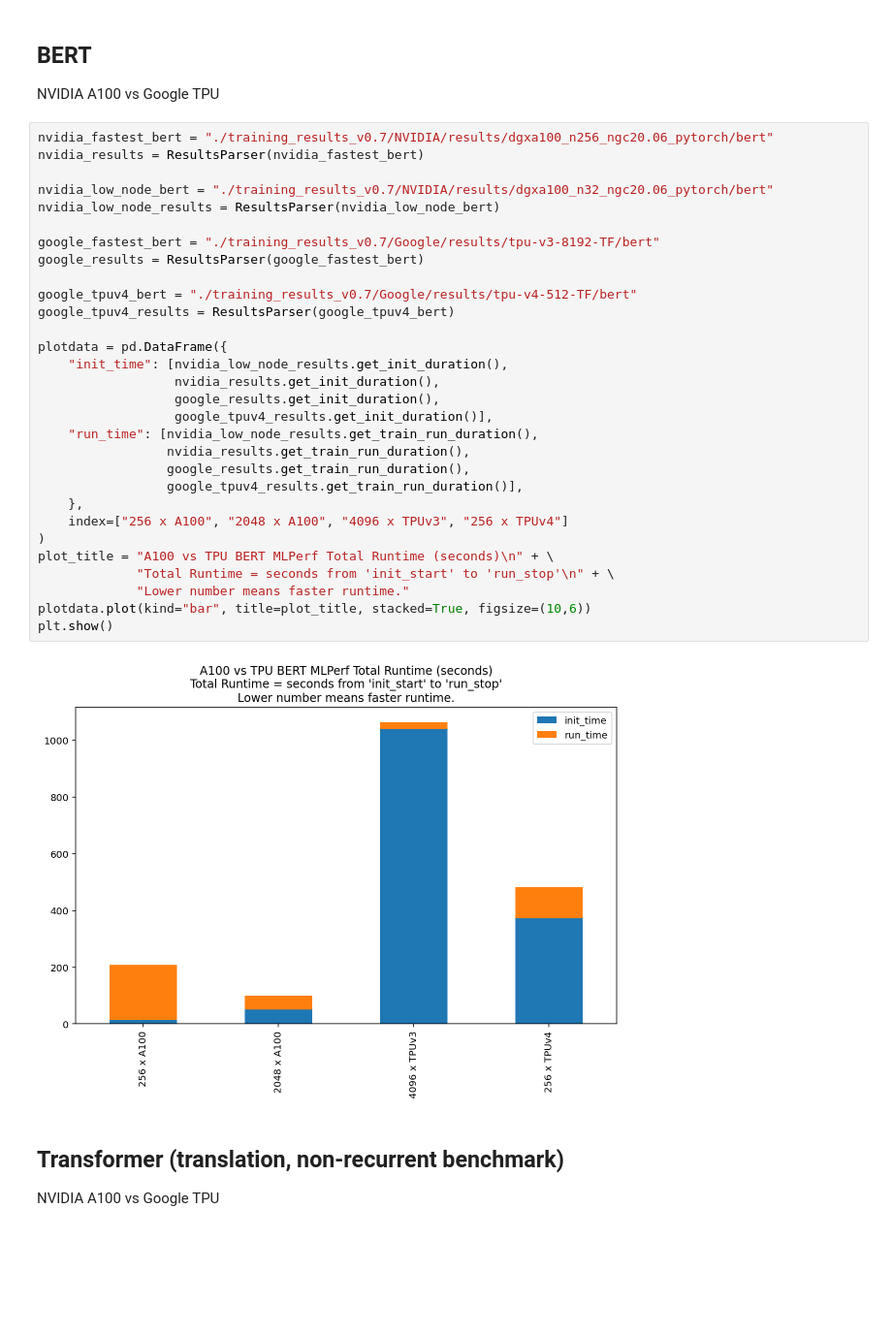
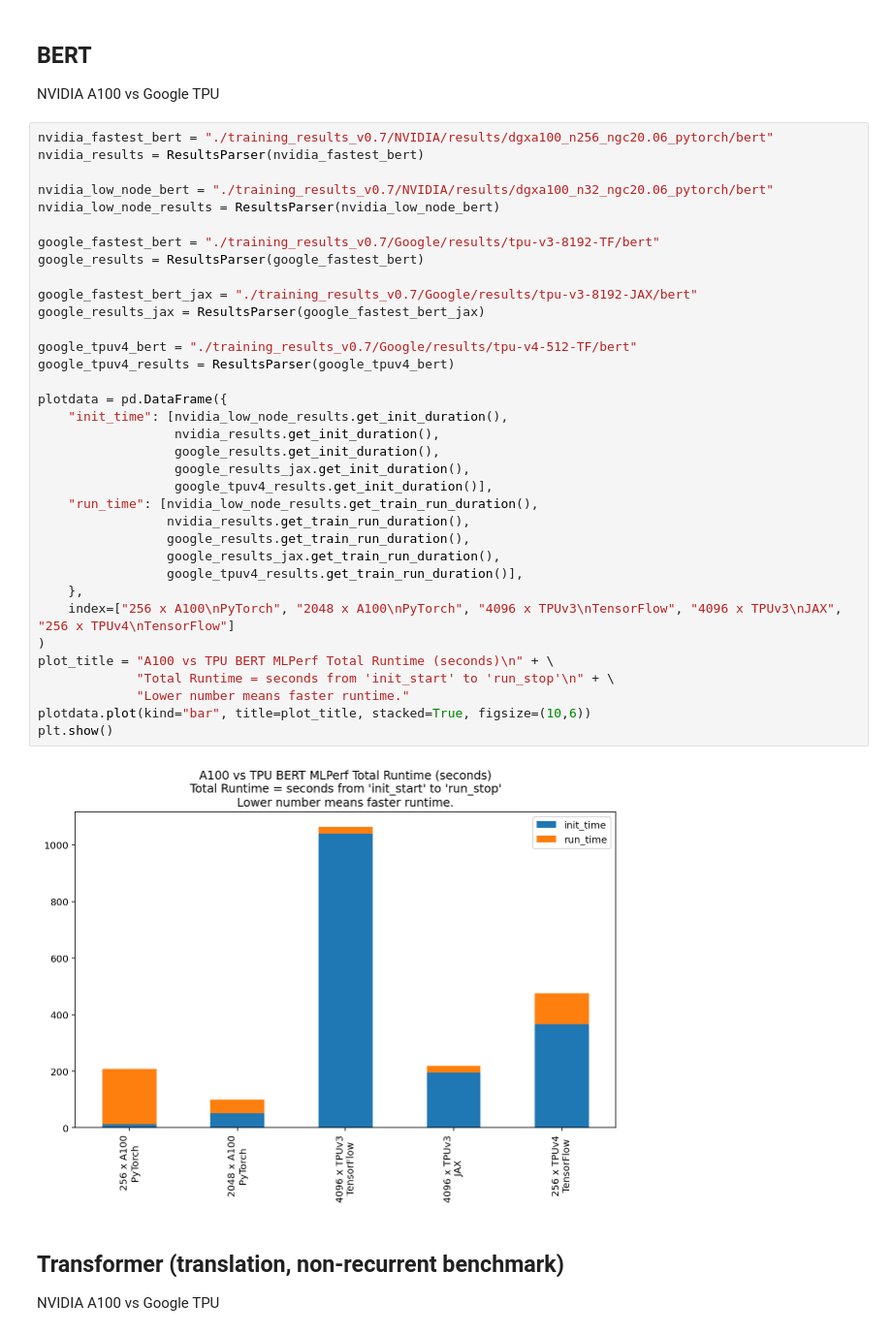
Before and after one commit to anton-l/mlperf-results-parser, a Jupyter notebook: timing_plot.ipynb, the cells around one changed output. Shown: that part at 97% size. Drawn from its saved outputs; the diff is of its cells as text; blank space fills up the shorter version.

Commit message:
updated graph with JAX

```diff
--- a/timing_plot.ipynb
+++ b/timing_plot.ipynb
@@ -58,35 +58,40 @@ NVIDIA A100 vs Google TPU
 # %%
 nvidia_fastest_bert = "./training_results_v0.7/NVIDIA/results/dgxa100_n256_ngc20.06_pytorch/bert"
 nvidia_results = ResultsParser(nvidia_fastest_bert)
 
 nvidia_low_node_bert = "./training_results_v0.7/NVIDIA/results/dgxa100_n32_ngc20.06_pytorch/bert"
 nvidia_low_node_results = ResultsParser(nvidia_low_node_bert)
 
 google_fastest_bert = "./training_results_v0.7/Google/results/tpu-v3-8192-TF/bert"
 google_results = ResultsParser(google_fastest_bert)
 
+google_fastest_bert_jax = "./training_results_v0.7/Google/results/tpu-v3-8192-JAX/bert"
+google_results_jax = ResultsParser(google_fastest_bert_jax)
+
 google_tpuv4_bert = "./training_results_v0.7/Google/results/tpu-v4-512-TF/bert"
 google_tpuv4_results = ResultsParser(google_tpuv4_bert)
 
 plotdata = pd.DataFrame({
     "init_time": [nvidia_low_node_results.get_init_duration(),
                   nvidia_results.get_init_duration(),
                   google_results.get_init_duration(),
+                  google_results_jax.get_init_duration(),
                   google_tpuv4_results.get_init_duration()],
     "run_time": [nvidia_low_node_results.get_train_run_duration(),
                  nvidia_results.get_train_run_duration(),
                  google_results.get_train_run_duration(),
+                 google_results_jax.get_train_run_duration(),
                  google_tpuv4_results.get_train_run_duration()],
     },
-    index=["256 x A100", "2048 x A100", "4096 x TPUv3", "256 x TPUv4"]
+    index=["256 x A100\nPyTorch", "2048 x A100\nPyTorch", "4096 x TPUv3\nTensorFlow", "4096 x TPUv3\nJAX", "256 x TPUv4\nTensorFlow"]
 )
 plot_title = "A100 vs TPU BERT MLPerf Total Runtime (seconds)\n" + \
              "Total Runtime = seconds from 'init_start' to 'run_stop'\n" + \
              "Lower number means faster runtime."
 plotdata.plot(kind="bar", title=plot_title, stacked=True, figsize=(10,6))
 plt.show()
 # %% [output]
-[figure, old version]
+[figure, new version]
 # %% [markdown]
 ## Transformer (translation, non-recurrent benchmark)
 
```
